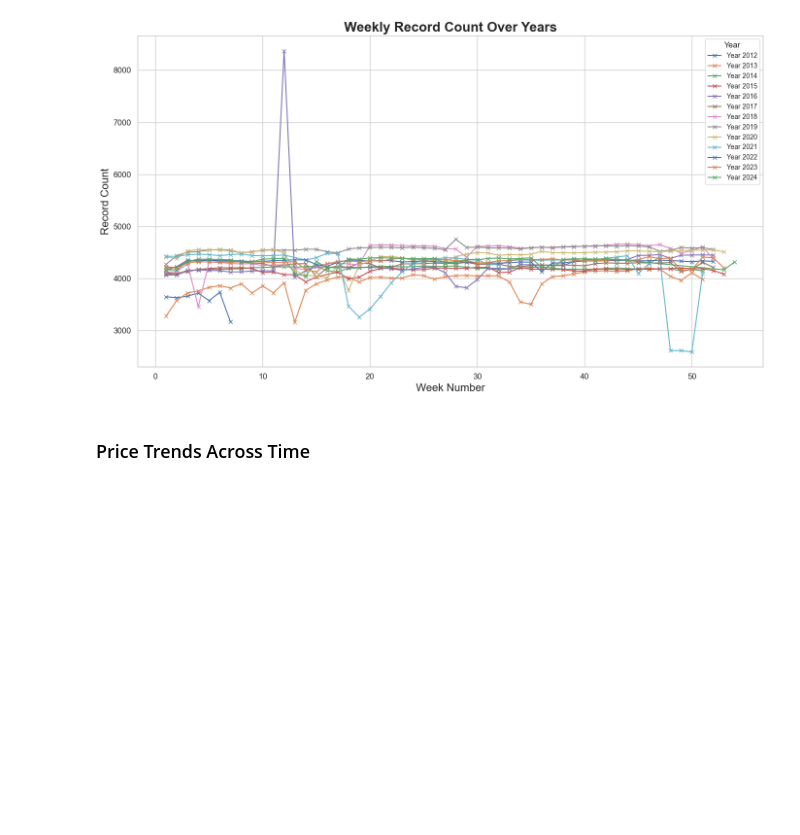
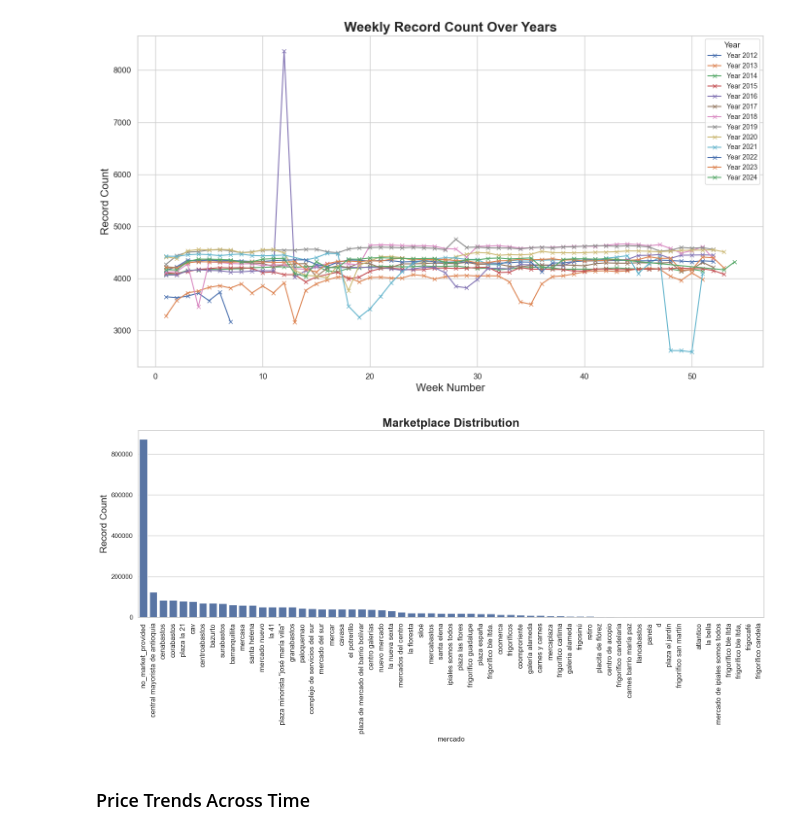
Before and after one commit to sebmatecho/sipsa_tracker, a Jupyter notebook: notebooks/EDA.ipynb, the cells around one changed output. Drawn from its saved outputs; the diff is of its cells as text; code cells hidden in the pictures; blank space fills up the shorter version.

```diff
--- a/notebooks/EDA.ipynb
+++ b/notebooks/EDA.ipynb
@@ -114,6 +96,27 @@ plt.tight_layout()
 plt.show()
 # %% [output]
 [figure]
+# %%
+query = """
+    SELECT mercado, count(*) as mercado_count FROM product_prices
+    GROUP BY mercado;
+"""
+# %%
+df = run.queries_on_rds(query = query)
+# %%
+df = df.sort_values('mercado_count', ascending = False)
+# %%
+plt.figure(figsize = (16,8))
+sns.set(style = 'whitegrid')
+sns.barplot(df, x = 'mercado', y = 'mercado_count')
+plt.title('Marketplace Distribution', fontsize=20, weight='bold')
+
+plt.ylabel('Record Count', fontsize=16)
+plt.xticks(fontsize=12, rotation = 90)
+plt.tight_layout()
+plt.show()
+# %% [output]
+[figure, added]
 # %% [markdown]
 ### Price Trends Across Time
 # %% [markdown]
```
Also changed, not shown: parts of 3 cells of this notebook, 1 other file.
